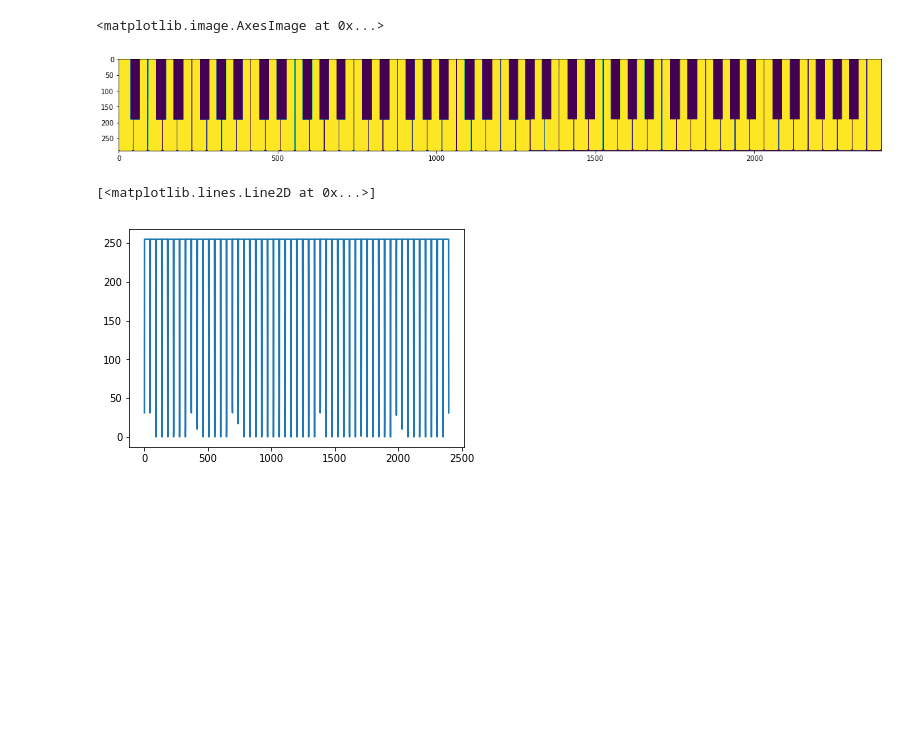
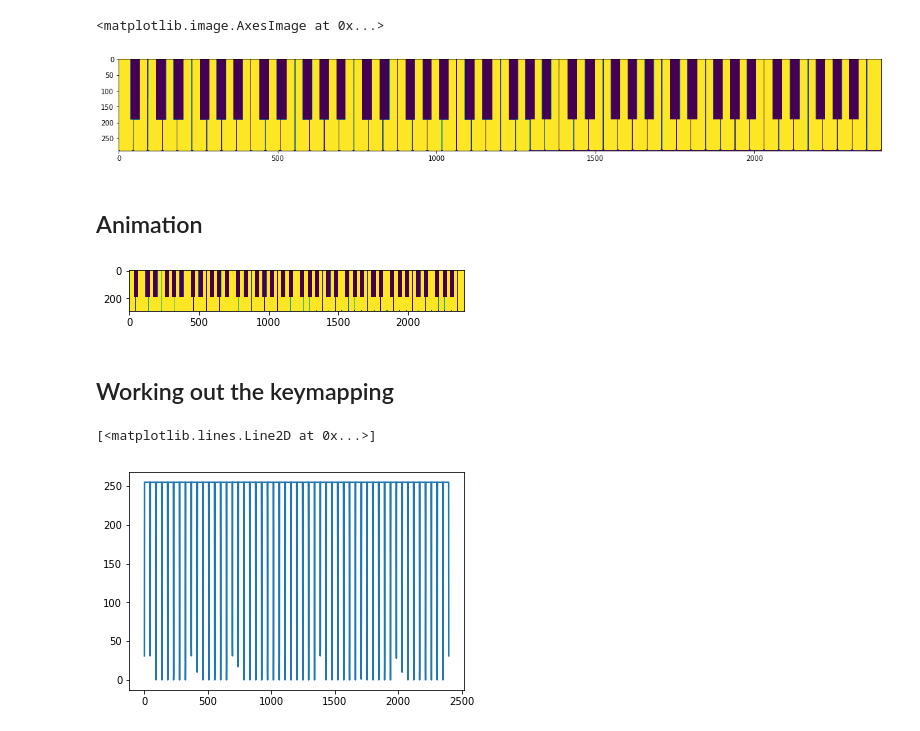
Before and after one commit to archydeberker/pianoPlayer, a Jupyter notebook: notebooks/exploration.ipynb, the cells around one changed output. Drawn from its saved outputs; the diff is of its cells as text; code cells hidden in the pictures; blank space fills up the shorter version.

```diff
--- a/notebooks/exploration.ipynb
+++ b/notebooks/exploration.ipynb
@@ -15,6 +16,22 @@ plt.imshow(p)
 # %% [output]
 <matplotlib.image.AxesImage at 0x...>
 [figure]
+# %% [markdown]
+## Animation
+# %%
+ims = []
+fig = plt.figure()
+for i in range(100):
+    p_copy = np.copy(p)
+    p_copy[np.random.randint(0, 250, 100), np.random.randint(0, 2000, 100)] = 0 # Random noise
+    ims.append([plt.imshow(p_copy, animated=True)])
+
+ani = ArtistAnimation(fig, ims, interval=1000, blit=True) # Interval 1000 == delay of 1000ms between frams
+ani.save('artist_demo.gif', writer='imagemagick')
+# %% [output]
+[figure, added]
+# %% [markdown]
+## Working out the keymapping
 # %%
 # Take a slice across the middle of the image
 p_slice_low = p[250,:]
```
Also changed, not shown: parts of 1 cell of this notebook, 5 other files.
